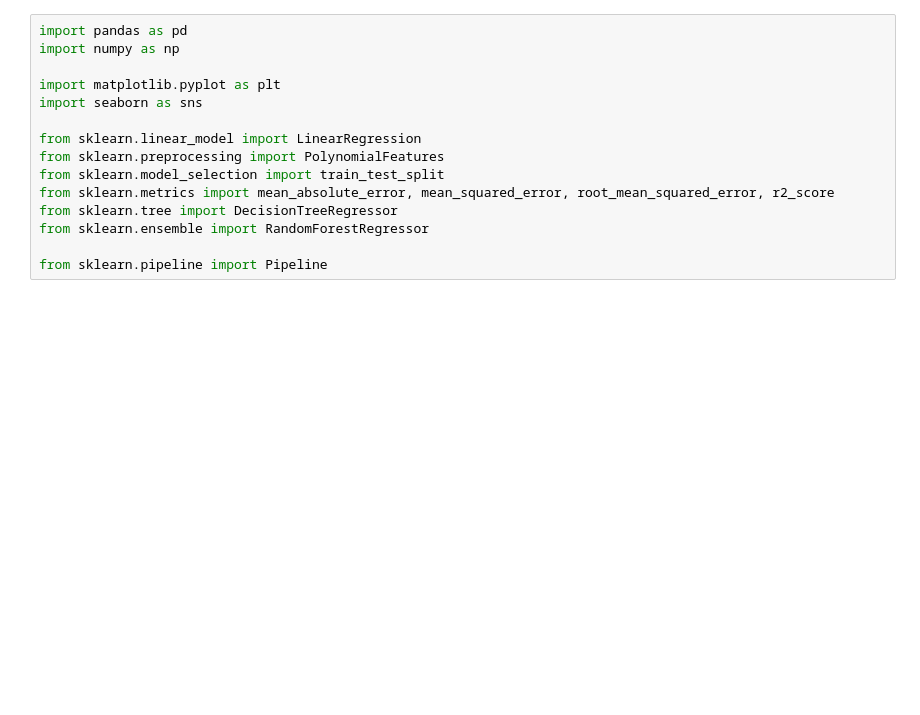
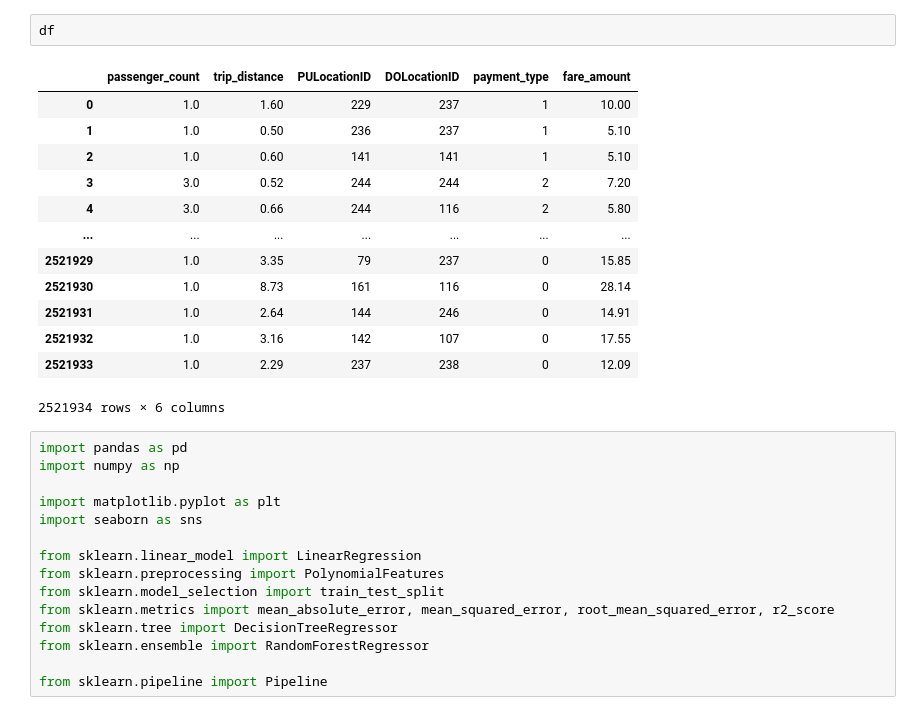
Before and after one commit to ManojKalishvaran/NYC_taxi_fair_prediction_mlops, a Jupyter notebook: notebooks/nb1.ipynb, the cells around one changed output. Drawn from its saved outputs; the diff is of its cells as text; blank space fills up the shorter version.

```diff
--- a/notebooks/nb1.ipynb
+++ b/notebooks/nb1.ipynb
@@ -1,3 +56,19 @@
+# %%
+df
+# %% [output]
+|  | passenger_count | trip_distance | PULocationID | DOLocationID | payment_type | fare_amount |
+| 0 | 1.0 | 1.60 | 229 | 237 | 1 | 10.00 |
+| 1 | 1.0 | 0.50 | 236 | 237 | 1 | 5.10 |
+| 2 | 1.0 | 0.60 | 141 | 141 | 1 | 5.10 |
+| 3 | 3.0 | 0.52 | 244 | 244 | 2 | 7.20 |
+| 4 | 3.0 | 0.66 | 244 | 116 | 2 | 5.80 |
+| ... | ... | ... | ... | ... | ... | ... |
+| 2521929 | 1.0 | 3.35 | 79 | 237 | 0 | 15.85 |
+| 2521930 | 1.0 | 8.73 | 161 | 116 | 0 | 28.14 |
+| 2521931 | 1.0 | 2.64 | 144 | 246 | 0 | 14.91 |
+| 2521932 | 1.0 | 3.16 | 142 | 107 | 0 | 17.55 |
+| 2521933 | 1.0 | 2.29 | 237 | 238 | 0 | 12.09 |
+2521934 rows × 6 columns
 # %%
 import pandas as pd
 import numpy as np
```
Also changed, not shown: parts of 11 cells of this notebook, 14 other files.
